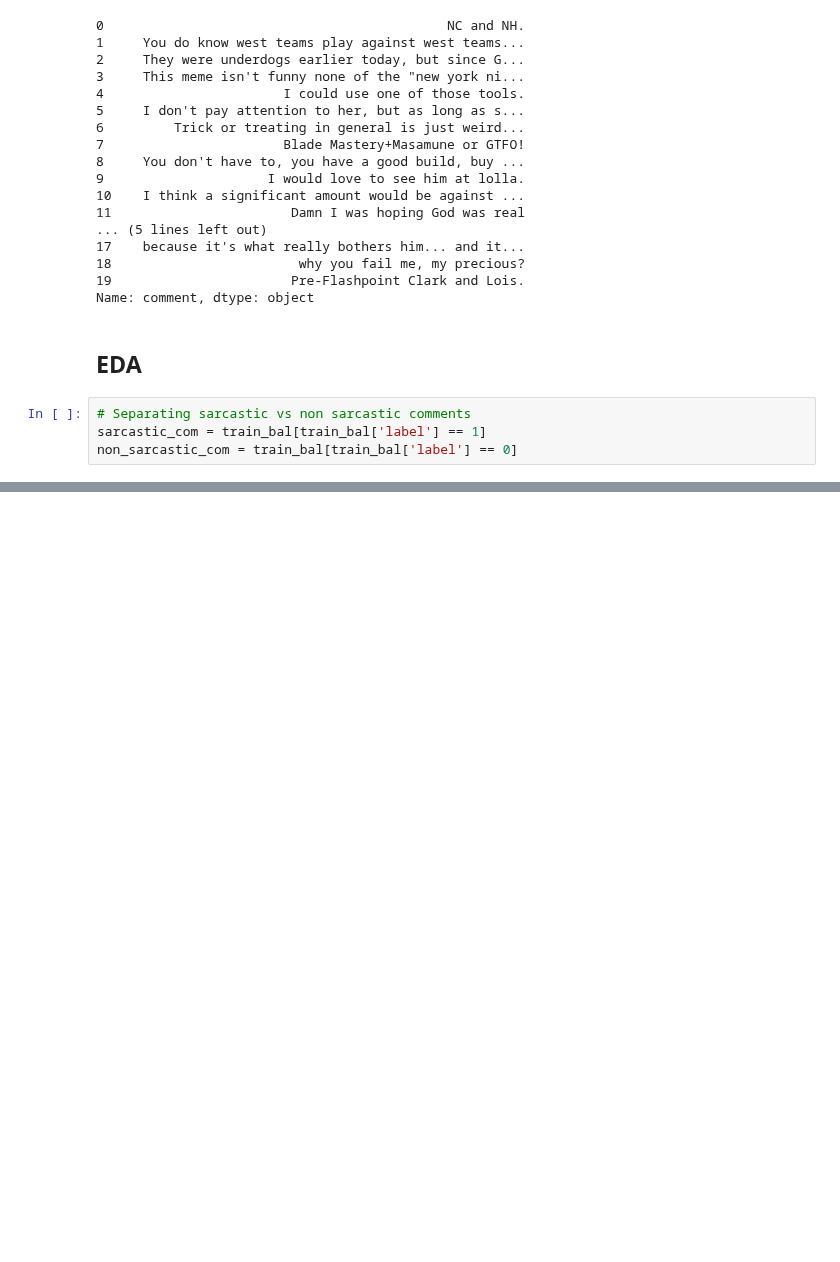
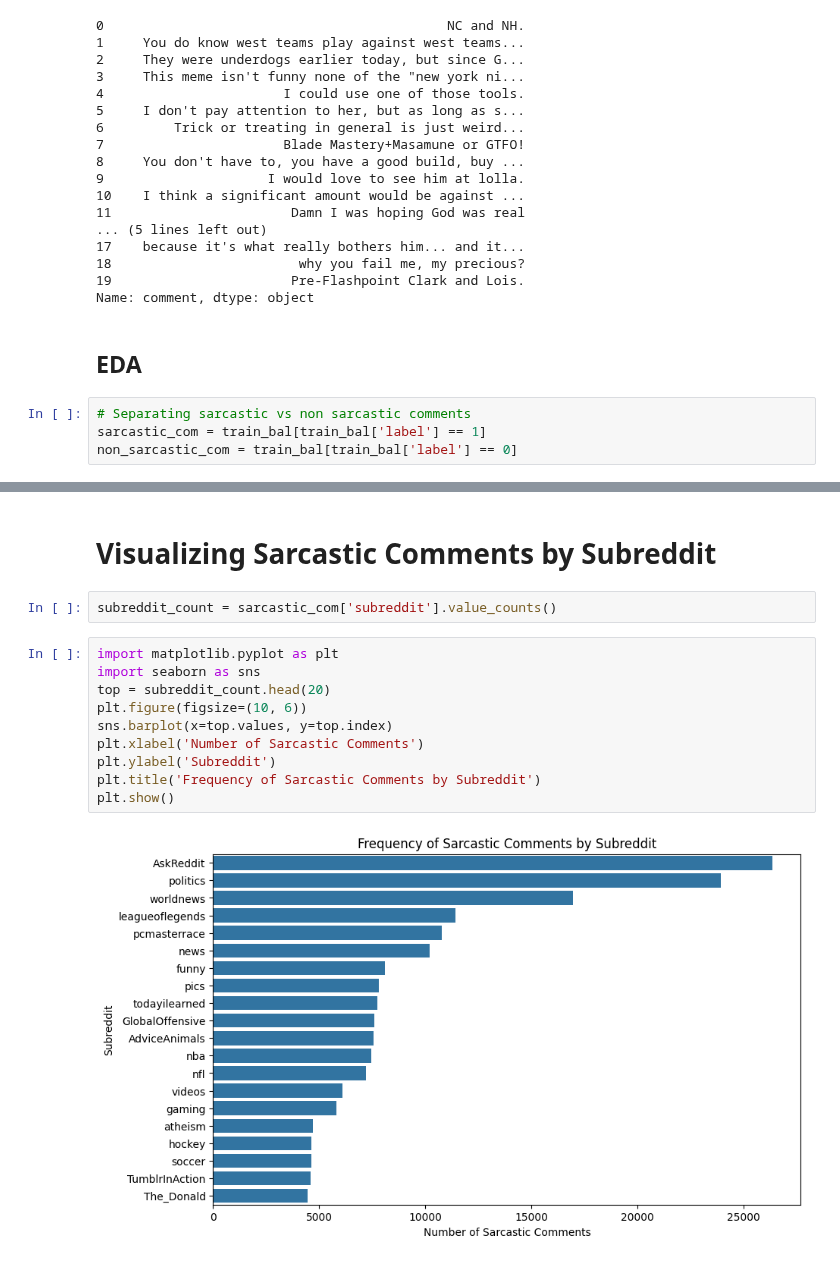
Before and after one commit to brianellis1997/Sarcasm_Detection, a Jupyter notebook: DS_440_Test.ipynb, the cells around one changed output, grey strips where cells are left out. Drawn from its saved outputs; the diff is of its cells as text; blank space fills up the shorter version.

Commit message:
Subreddit Analysis

```diff
--- a/DS_440_Test.ipynb
+++ b/DS_440_Test.ipynb
@@ -131,0 +133,16 @@ non_sarcastic_com = train_bal[train_bal['label'] == 0]
+# %% [markdown]
+# Visualizing Sarcastic Comments by Subreddit
+# %%
+subreddit_count = sarcastic_com['subreddit'].value_counts()
+# %%
+import matplotlib.pyplot as plt
+import seaborn as sns
+top = subreddit_count.head(20)
+plt.figure(figsize=(10, 6))
+sns.barplot(x=top.values, y=top.index)
+plt.xlabel('Number of Sarcastic Comments')
+plt.ylabel('Subreddit')
+plt.title('Frequency of Sarcastic Comments by Subreddit')
+plt.show()
+# %% [output]
+[figure, added]
```
Also changed, not shown: parts of 4 cells of this notebook.
